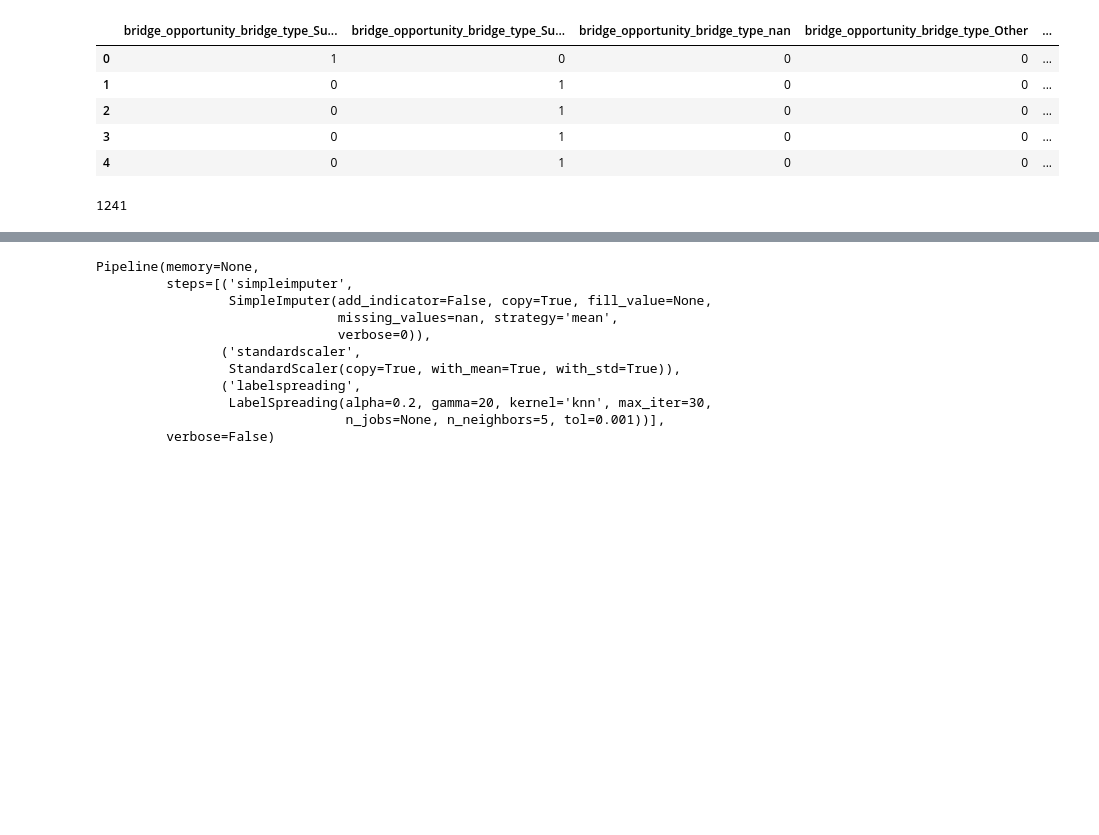
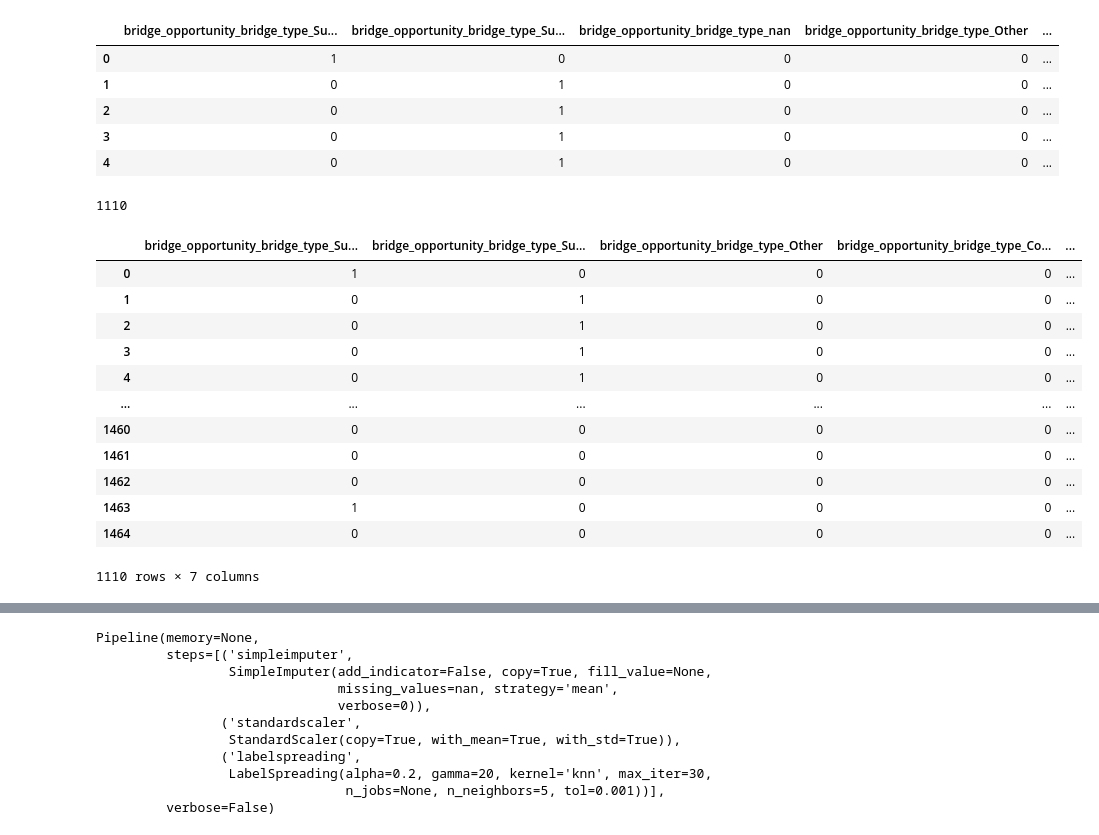
Before and after one commit to BloomTech-Labs/bridges-to-prosperity-ds-d, a Jupyter notebook: notebooks/Bridges_to_Prosperity_Model_Building.ipynb, the cells around one changed output, grey strips where cells are left out. Saved outputs shown, nothing was run; the diff lists cells and outputs as text; code cells hidden in the pictures; blank space fills up the shorter version.

```diff
--- a/notebooks/Bridges_to_Prosperity_Model_Building.ipynb
+++ b/notebooks/Bridges_to_Prosperity_Model_Building.ipynb
@@ -868,5 +874,7 @@ negative = (
     (df['bridge_opportunity_stage'].isin(['Rejected', 'Cancelled']))
 )
 
-# Unknown:
-unknown = df['senior_engineering_review_conducted'].isna()
+# Potentiall_Rejected_Bridges:
+PR = (df['senior_engineering_review_conducted'].isna() & (df['flag_for_rejection'] == "Yes"))
+# Potential Acceptances
+PA = (df['senior_engineering_review_conducted'].isna() & (df['flag_for_rejection'] == "No"))
@@ -885,6 +901,7 @@ Name: bridge_opportunity_stage, dtype: int64
 df.loc[positive, 'good_site'] = 1
 df.loc[negative, 'good_site'] = 0
 #Treating Unknonws as rejections
-df.loc[unknown, 'good_site'] = 0
+df.loc[PR, 'good_site'] = 0
+df.loc[PA, 'good_site'] = 1
 df.good_site.value_counts()
 # %% [output]
@@ -893 +910,3 @@ df.good_site.value_counts()
 Name: good_site, dtype: int64
+# %%
+df.dropna(subset = ["good_site"], inplace=True)
@@ -952,9 +980,25 @@ X.head()
 # %%
 X = X.drop('bridge_opportunity_bridge_type_nan',axis=1)
 # %%
-imp_mean = SimpleImputer(missing_values=np.nan, strategy='mean')
-X = imp_mean.fit_transform(X)
+# imp_mean = SimpleImputer(missing_values=np.nan, strategy='mean')
+# X = imp_mean.fit_transform(X)
 # %%
 len(X)
 # %% [output]
-1241
+1110
+# %%
+X
+# %% [output]
+|  | bridge_opportunity_bridge_type_Su... | bridge_opportunity_bridge_type_Su... | bridge_opportunity_bridge_type_Other | bridge_opportunity_bridge_type_Co... | ... |
+| 0 | 1 | 0 | 0 | 0 | ... |
+| 1 | 0 | 1 | 0 | 0 | ... |
+| 2 | 0 | 1 | 0 | 0 | ... |
+| 3 | 0 | 1 | 0 | 0 | ... |
+| 4 | 0 | 1 | 0 | 0 | ... |
+| ... | ... | ... | ... | ... | ... |
+| 1460 | 0 | 0 | 0 | 0 | ... |
+| 1461 | 0 | 0 | 0 | 0 | ... |
+| 1462 | 0 | 0 | 0 | 0 | ... |
+| 1463 | 1 | 0 | 0 | 0 | ... |
+| 1464 | 0 | 0 | 0 | 0 | ... |
+1110 rows × 7 columns
```
Also changed, not shown: parts of 22 cells of this notebook.
